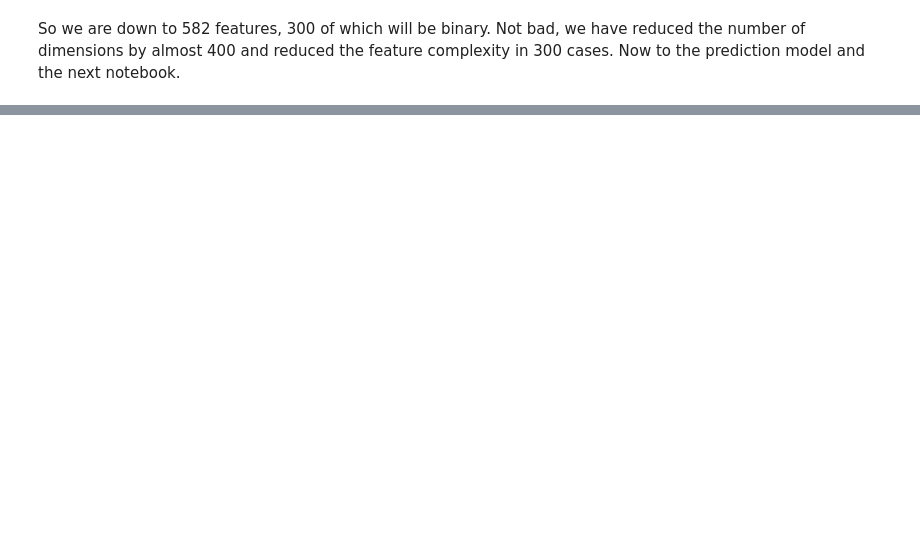
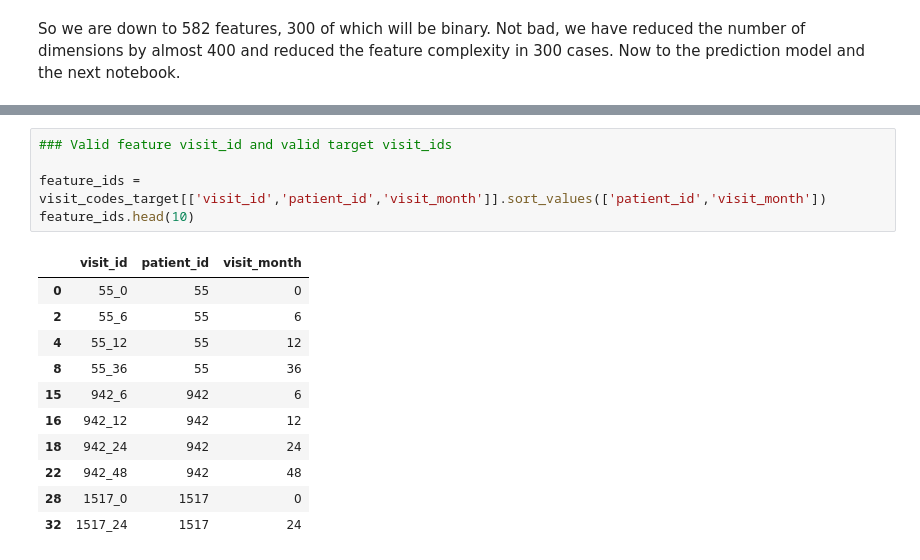
Before and after one commit to chris-hedemann/peptide-parkinsons-challenge, a Jupyter notebook: eda.ipynb, the cells around one changed output, grey strips where cells are left out. Saved outputs shown, nothing was run; the diff lists cells and outputs as text; blank space fills up the shorter version.

```diff
--- a/eda.ipynb
+++ b/eda.ipynb
@@ -750,0 +858,17 @@ So we are down to 582 features, 300 of which will be binary. Not bad, we have re
+# %%
+### Valid feature visit_id and valid target visit_ids
+
+feature_ids = visit_codes_target[['visit_id','patient_id','visit_month']].sort_values(['patient_id','visit_month'])
+feature_ids.head(10)
+# %% [output]
+|  | visit_id | patient_id | visit_month |
+| 0 | 55_0 | 55 | 0 |
+| 2 | 55_6 | 55 | 6 |
+| 4 | 55_12 | 55 | 12 |
+| 8 | 55_36 | 55 | 36 |
+| 15 | 942_6 | 942 | 6 |
+| 16 | 942_12 | 942 | 12 |
+| 18 | 942_24 | 942 | 24 |
+| 22 | 942_48 | 942 | 48 |
+| 28 | 1517_0 | 1517 | 0 |
+| 32 | 1517_24 | 1517 | 24 |
```
Also changed, not shown: parts of 24 cells of this notebook.
